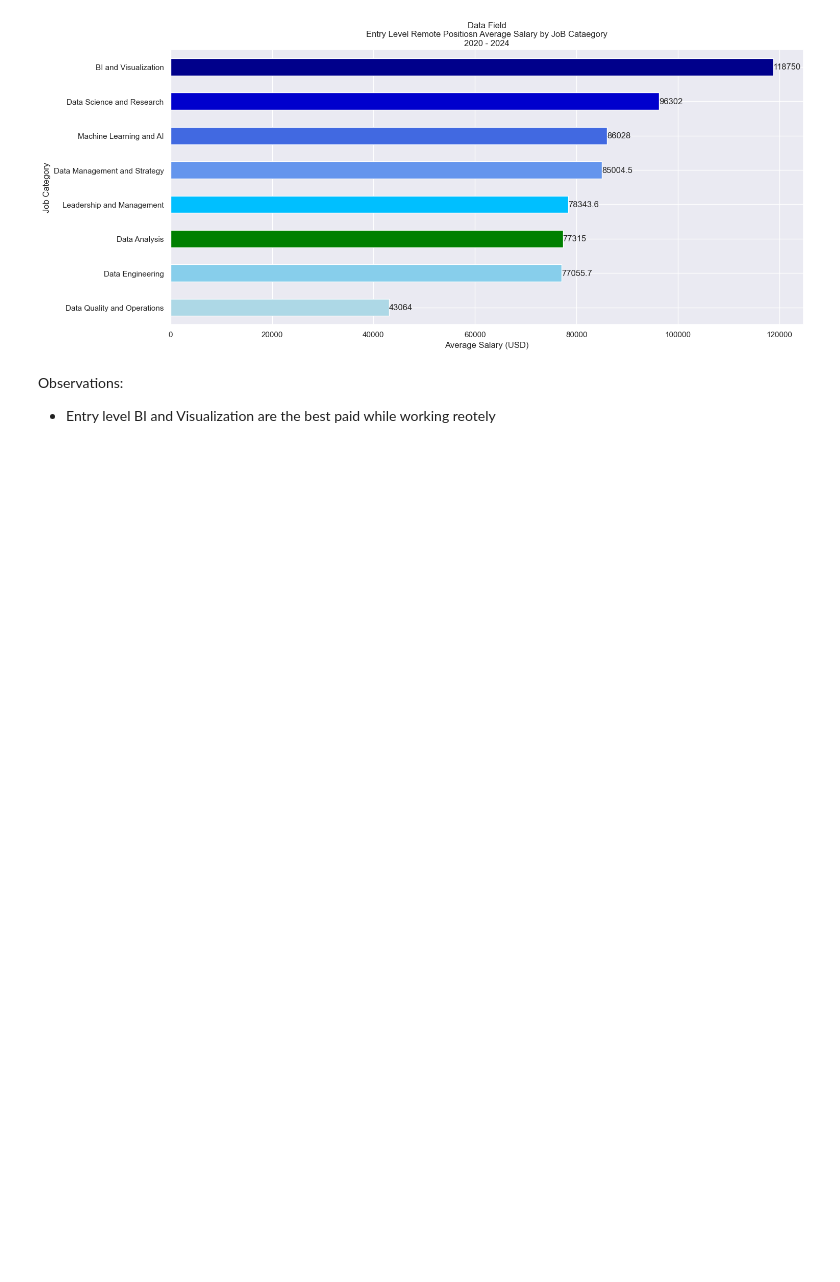
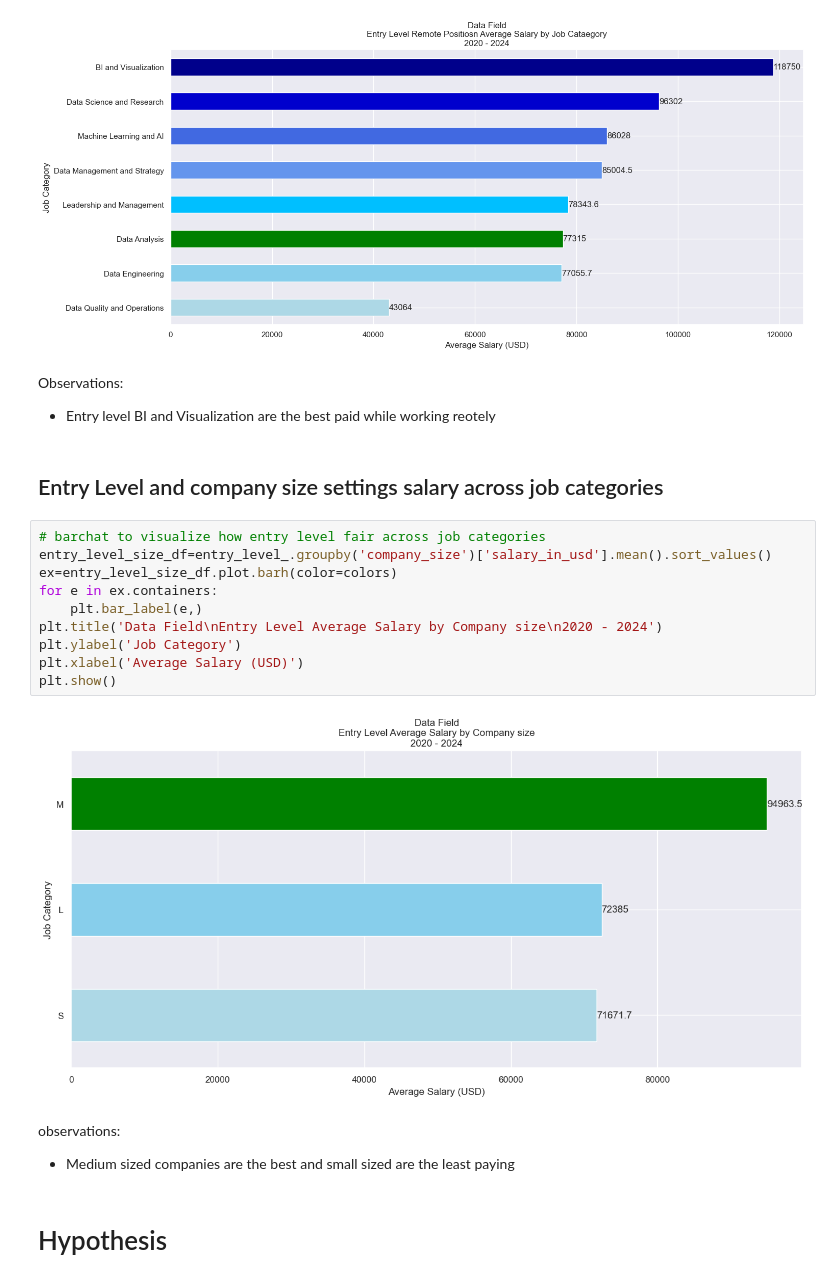
Before and after one commit to murithidenisgitobu/Gloabl-Data-Field-Salary-Analysis, a Jupyter notebook: data_jobs_salaries.ipynb, the cells around one changed output. Saved outputs shown, nothing was run; the diff lists cells and outputs as text; blank space fills up the shorter version.

```diff
--- a/data_jobs_salaries.ipynb
+++ b/data_jobs_salaries.ipynb
@@ -623,3 +649,22 @@ plt.show()
 # %% [markdown]
 Observations:
 - Entry level BI and Visualization are the best paid while working reotely
+# %% [markdown]
+## Entry Level and company size settings salary across job categories
+# %%
+# barchat to visualize how entry level fair across job categories
+entry_level_size_df=entry_level_.groupby('company_size')['salary_in_usd'].mean().sort_values()
+ex=entry_level_size_df.plot.barh(color=colors)
+for e in ex.containers:
+    plt.bar_label(e,)
+plt.title('Data Field\nEntry Level Average Salary by Company size\n2020 - 2024')
+plt.ylabel('Job Category')
+plt.xlabel('Average Salary (USD)')
+plt.show()
+# %% [output]
+[figure, added]
+# %% [markdown]
+observations:
+- Medium sized companies are the best and small sized are the least paying
+# %% [markdown]
+# Hypothesis
```
Also changed, not shown: parts of 18 cells of this notebook, 1 other file.
